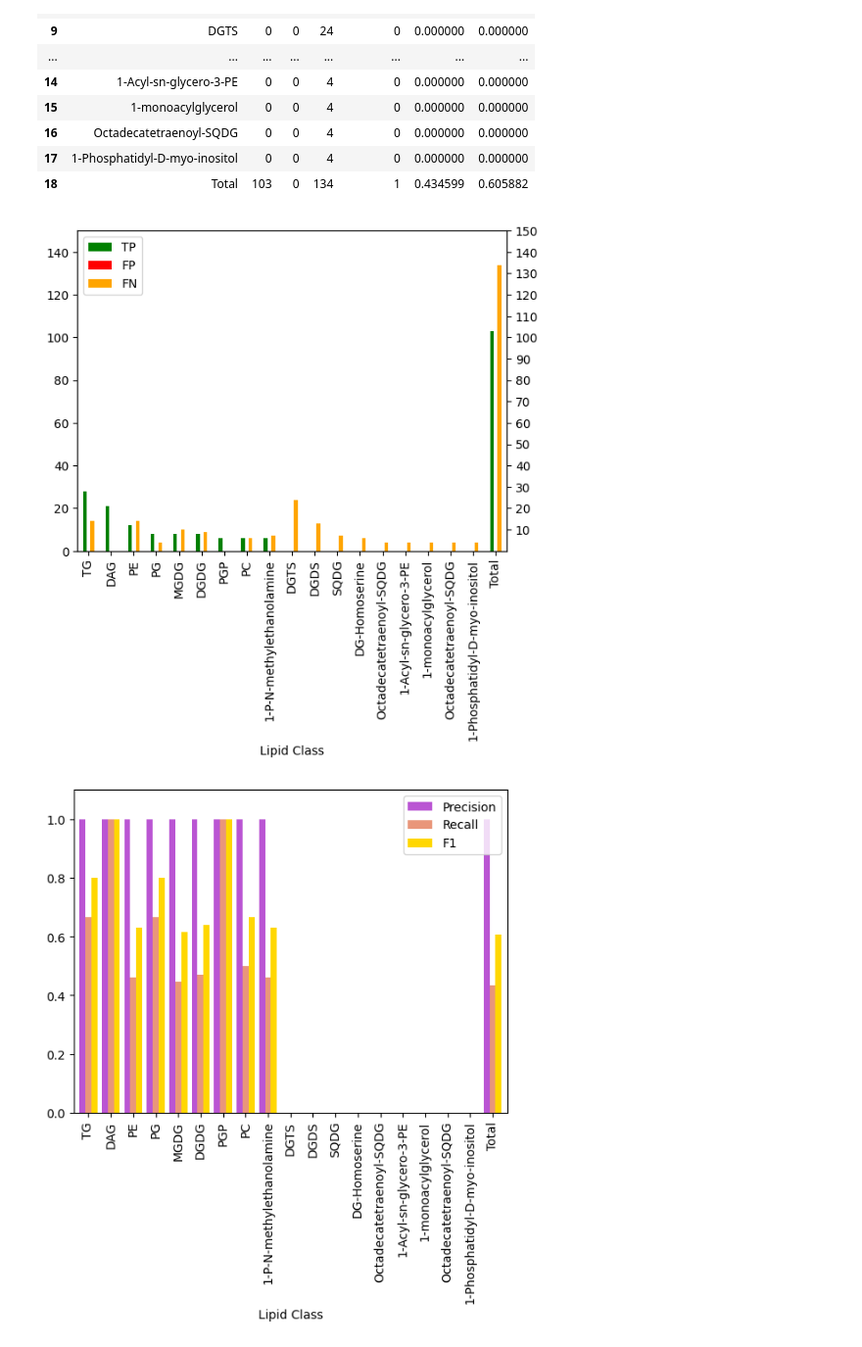
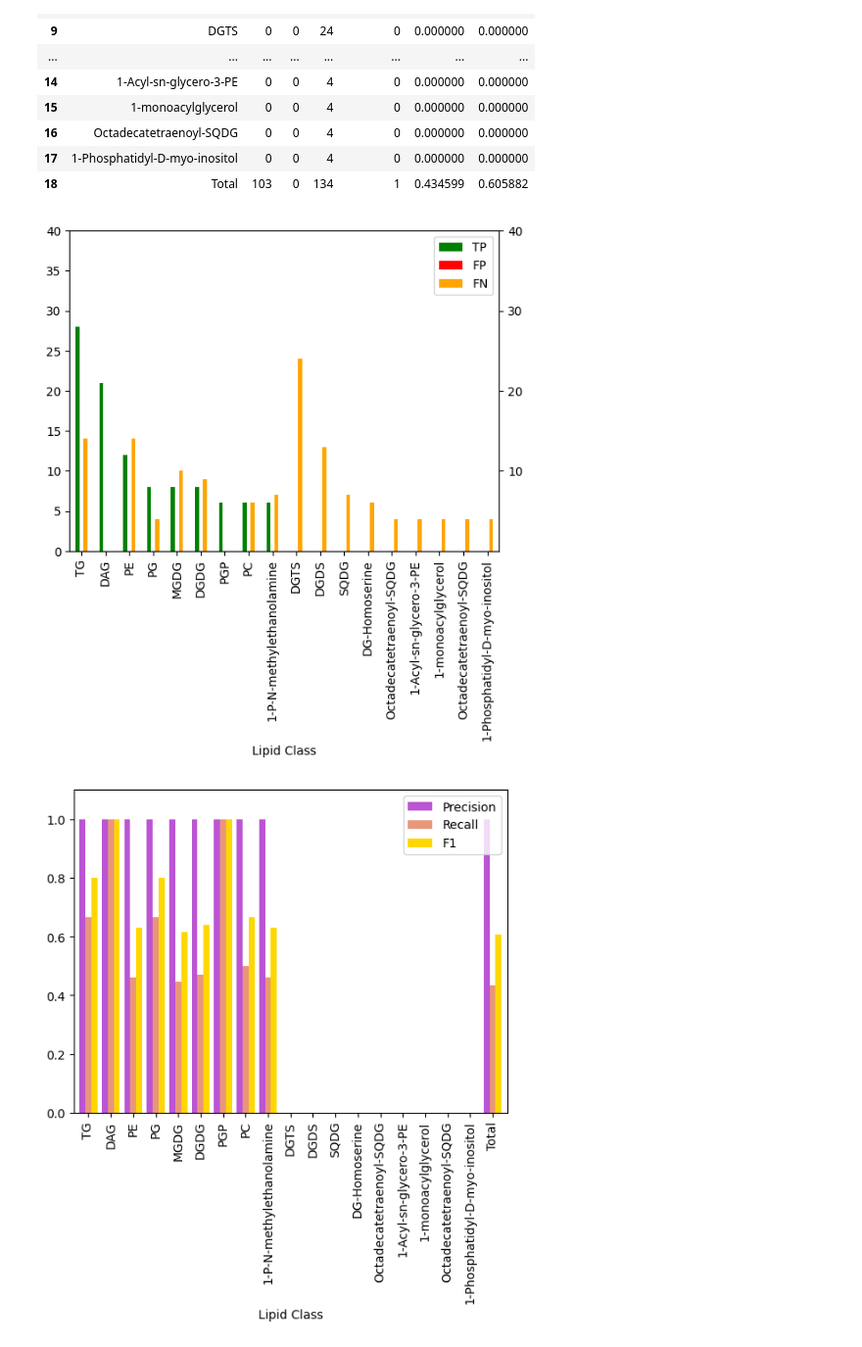
Before and after one commit to AdrianoSilva19/Thesis_Suport, a Jupyter notebook: RdKit_Lipid_GEMA/Graph_results.ipynb, the cells around one changed output. Shown: that part at 98% size. Cells and saved outputs as stored; diff of their text form; code cells hidden in the pictures.

Commit message:
[ADD] all graphs and necessary files

```diff
--- a/RdKit_Lipid_GEMA/Graph_results.ipynb
+++ b/RdKit_Lipid_GEMA/Graph_results.ipynb
@@ -97,43 +97,33 @@ df
 | 18 | Total | 103 | 0 | 134 | 1 | 0.434599 | 0.605882 |
 # %%
 
-import pandas as pd
-import matplotlib.pyplot as plt
-
-
-# plotting graph for lipid class representation
-lc=df.plot(x="Lipid Class", y=["TP", "FP","FN"], kind="bar",color=("green","red","orange"))
+  # plotting graph for lipid class representation
+lc=df.iloc[0:18].plot(x="Lipid Class", y=["TP", "FP","FN"], kind="bar",color=("green","red","orange"))
 
 # Set y-axis scale and limit
-lc.set_ylim(0, 150)
+lc.set_ylim(0, 40)
 
 # Create a secondary y-axis
 lc2 = lc.twinx()
 
 # Set the limits and tick positions for the secondary y-axis
-lc2.set_ylim(0, 150)
-lc2.set_yticks([10, 20, 30, 40, 50, 60, 70, 80, 90, 100, 110,120,130,140, 150])
+lc2.set_ylim(0, 40)
+lc2.set_yticks([10, 20, 30, 40])
 
 
 # Show the plot
 plt.show()
 
 
 # plotting graph for metrics
 mt=df.plot(x="Lipid Class", y=["Precision", "Recall","F1"], kind="bar",color=("mediumorchid","darksalmon","gold"),width=0.8)
 
 # Set y-axis scale and limit
 mt.set_ylim(0, 1.1)
 
-# Create a secondary y-axis
-#mt2 = mt.twinx()
-
-# Set the limits and tick positions for the secondary y-axis
-#mt2.set_ylim(0, 120)
-#mt2.set_yticks([10, 20, 30, 40, 50, 60, 70, 80, 90, 100, 110, 120])
 
 # Show the plot
 plt.show()
 # %% [output]
-[figure, old version]
+[figure, new version]
 [figure]
```
Also changed, not shown: parts of 7 cells of this notebook, 4 other files.
